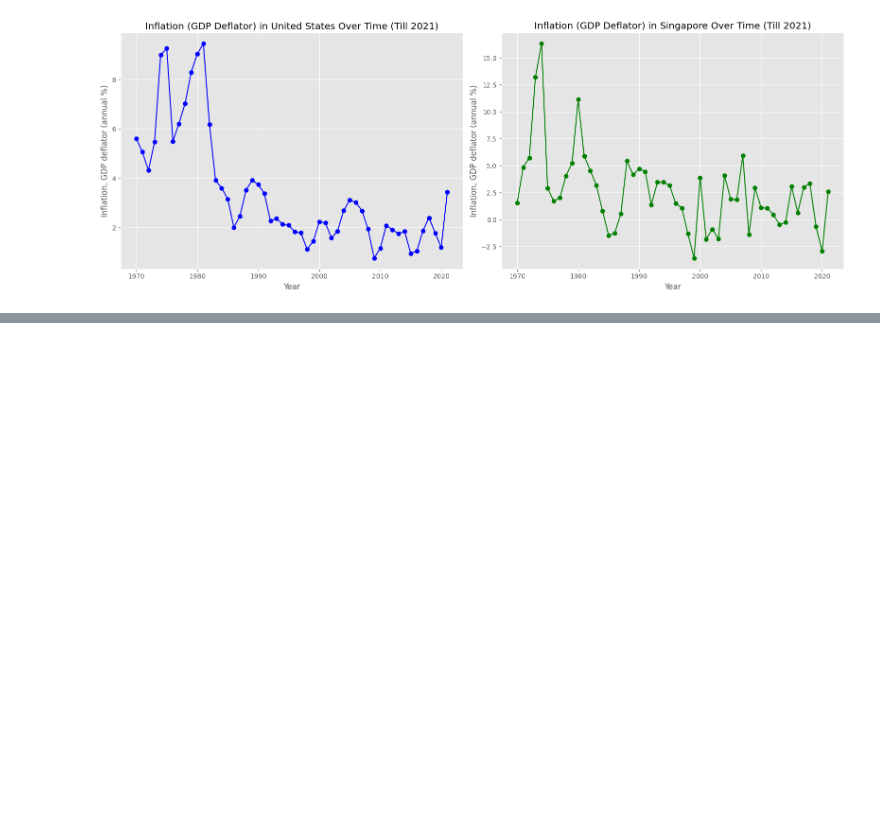
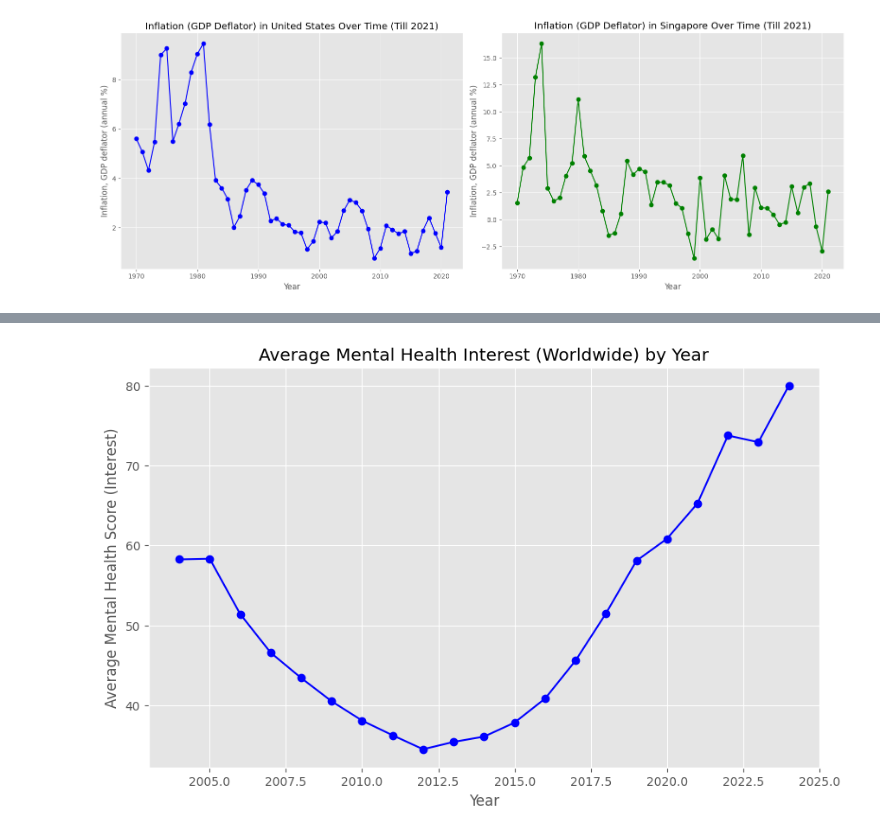
Before and after one commit to fishbrightwise/IS424-G2T4, a Jupyter notebook: notebooks/3.5) EDA_For_Research.ipynb, the cells around one changed output, grey strips where cells are left out. Cells and saved outputs as stored; diff of their text form; code cells hidden in the pictures; blank space fills up the shorter version.

```diff
--- a/notebooks/3.5) EDA_For_Research.ipynb
+++ b/notebooks/3.5) EDA_For_Research.ipynb
@@ -277,0 +285,3 @@ plt.show()
+# %%
+# Assume the uploaded file has a name 'your_file.csv'
+df_mental = pd.read_csv('mentalhealthtrend.csv')
@@ -277,0 +301,11 @@ plt.show()
+# %%
+
+# Convert 'Month' to datetime and group by year
+df_mental['Month'] = pd.to_datetime(df_mental['Month'], format='%Y-%m')
+df_mental['Year'] = df_mental['Month'].dt.year
+
+# Group by year and calculate the average
+yearly_data = df_mental.groupby('Year')['mental health: (Worldwide)'].mean()
+
+# Output the result
+print(yearly_data)
@@ -277,0 +330,15 @@ plt.show()
+# %%
+# Plot the yearly data as a time series chart
+plt.figure(figsize=(10, 6))
+plt.plot(yearly_data.index, yearly_data.values, marker='o', linestyle='-', color='b')
+
+# Add labels and title
+plt.xlabel('Year')
+plt.ylabel('Average Mental Health Score (Interest)')
+plt.title('Average Mental Health Interest (Worldwide) by Year')
+plt.grid(True)
+
+# Show the chart
+plt.show()
+# %% [output]
+[figure, added]
```
Also changed, not shown: parts of 5 cells of this notebook.
